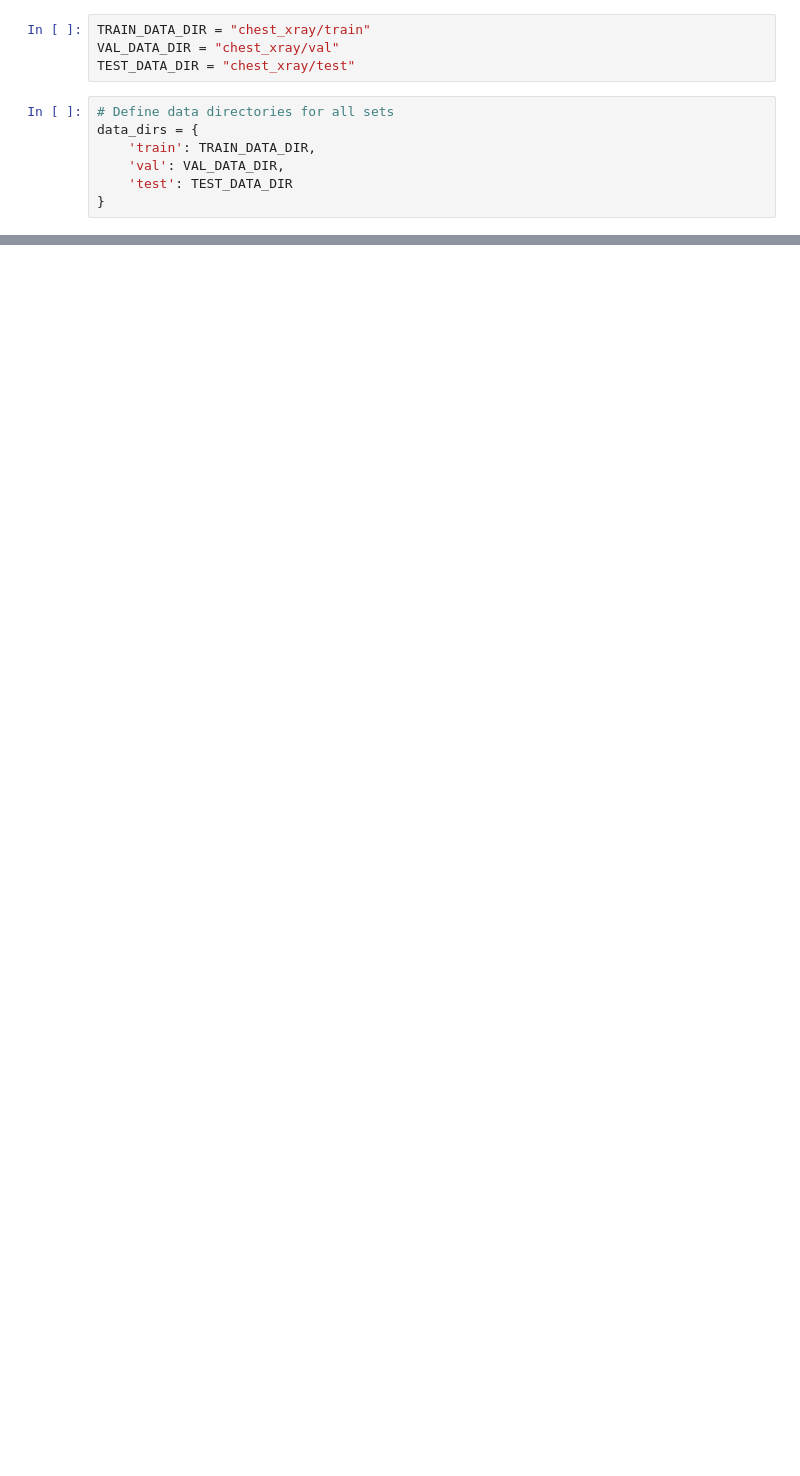
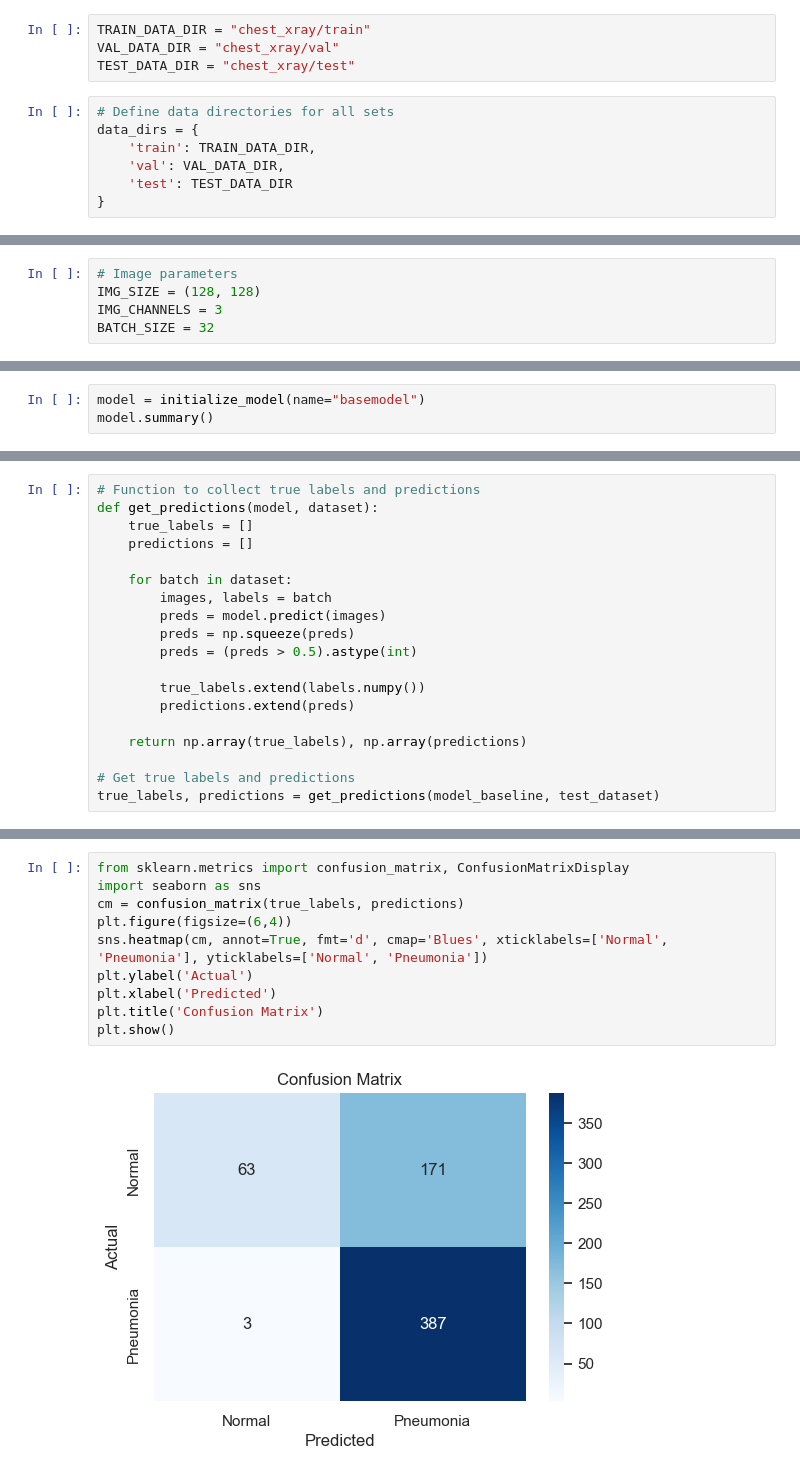
Before and after one commit to aishsetia/PneumoDetects, a Jupyter notebook: experiments.ipynb, the cells around one changed output, grey strips where cells are left out. Drawn from its saved outputs; the diff is of its cells as text; blank space fills up the shorter version.

```diff
--- a/experiments.ipynb
+++ b/experiments.ipynb
@@ -77,0 +100,5 @@ plot_sample_images(data_dirs)
+# %%
+# Image parameters
+IMG_SIZE = (128, 128)
+IMG_CHANNELS = 3
+BATCH_SIZE = 32
@@ -77,0 +217,3 @@ plot_sample_images(data_dirs)
+# %%
+model = initialize_model(name="basemodel")
+model.summary()
@@ -77,0 +300,19 @@ plot_sample_images(data_dirs)
+# %%
+# Function to collect true labels and predictions
+def get_predictions(model, dataset):
+    true_labels = []
+    predictions = []
+
+    for batch in dataset:
+        images, labels = batch
+        preds = model.predict(images)
+        preds = np.squeeze(preds)
+        preds = (preds > 0.5).astype(int)
+
+        true_labels.extend(labels.numpy())
+        predictions.extend(preds)
+
+    return np.array(true_labels), np.array(predictions)
+
+# Get true labels and predictions
+true_labels, predictions = get_predictions(model_baseline, test_dataset)
@@ -77,0 +363,12 @@ plot_sample_images(data_dirs)
+# %%
+from sklearn.metrics import confusion_matrix, ConfusionMatrixDisplay
+import seaborn as sns
+cm = confusion_matrix(true_labels, predictions)
+plt.figure(figsize=(6,4))
+sns.heatmap(cm, annot=True, fmt='d', cmap='Blues', xticklabels=['Normal', 'Pneumonia'], yticklabels=['Normal', 'Pneumonia'])
+plt.ylabel('Actual')
+plt.xlabel('Predicted')
+plt.title('Confusion Matrix')
+plt.show()
+# %% [output]
+[figure, added]
```
Also changed, not shown: parts of 18 cells of this notebook, 4 other files.
